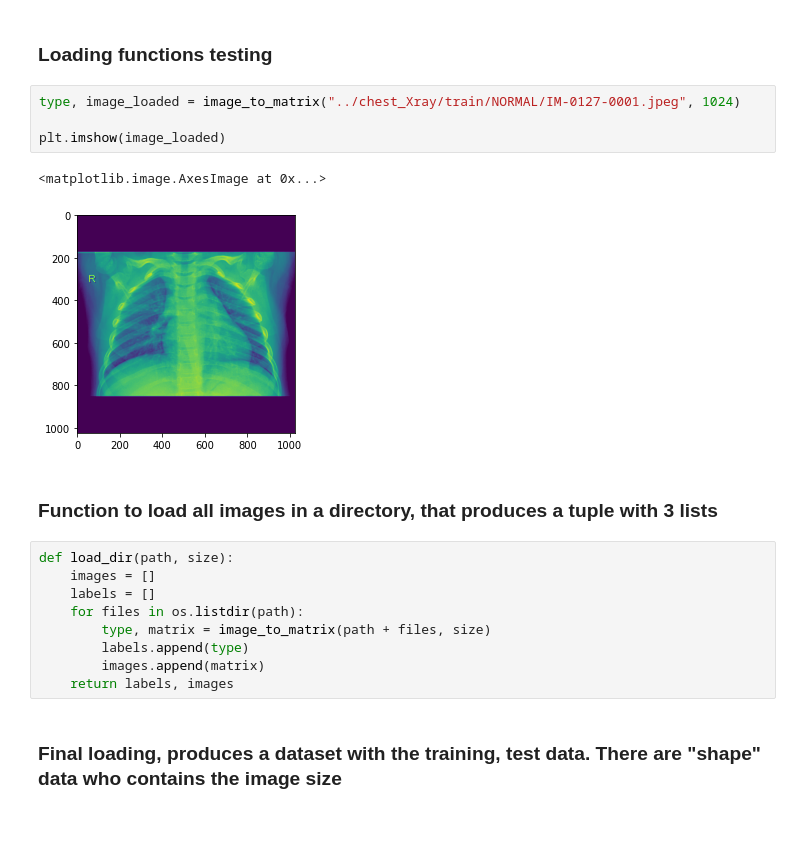
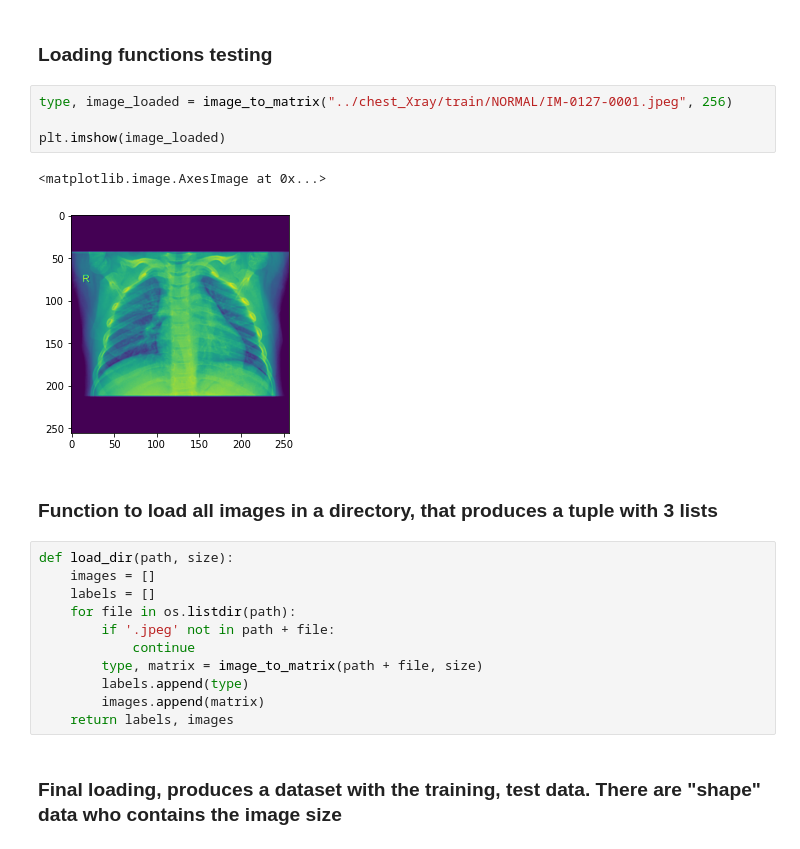
Before and after one commit to gabrielhamel/pneumonia-detection, a Jupyter notebook: notebooks/dataset.ipynb, the cells around one changed output. Cells and saved outputs as stored; diff of their text form.

Commit message:
fix(dataset-loader): Removed invalid path

```diff
--- a/notebooks/dataset.ipynb
+++ b/notebooks/dataset.ipynb
@@ -43,20 +43,22 @@ def image_to_matrix(path, size):
 # %% [markdown]
 ### Loading functions testing
 # %%
-type, image_loaded = image_to_matrix("../chest_Xray/train/NORMAL/IM-0127-0001.jpeg", 1024)
+type, image_loaded = image_to_matrix("../chest_Xray/train/NORMAL/IM-0127-0001.jpeg", 256)
 
 plt.imshow(image_loaded)
 # %% [output]
 <matplotlib.image.AxesImage at 0x...>
-[figure, old version]
+[figure, new version]
 # %% [markdown]
 ### Function to load all images in a directory, that produces a tuple with 3 lists
 # %%
 def load_dir(path, size):
     images = []
     labels = []
-    for files in os.listdir(path):
-        type, matrix = image_to_matrix(path + files, size)
+    for file in os.listdir(path):
+        if '.jpeg' not in path + file:
+            continue
+        type, matrix = image_to_matrix(path + file, size)
         labels.append(type)
         images.append(matrix)
     return labels, images
```
